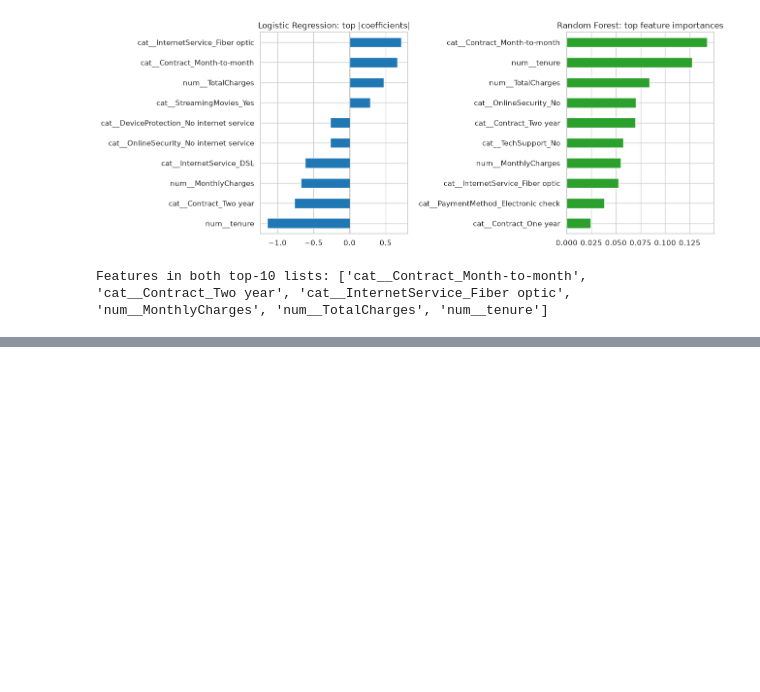
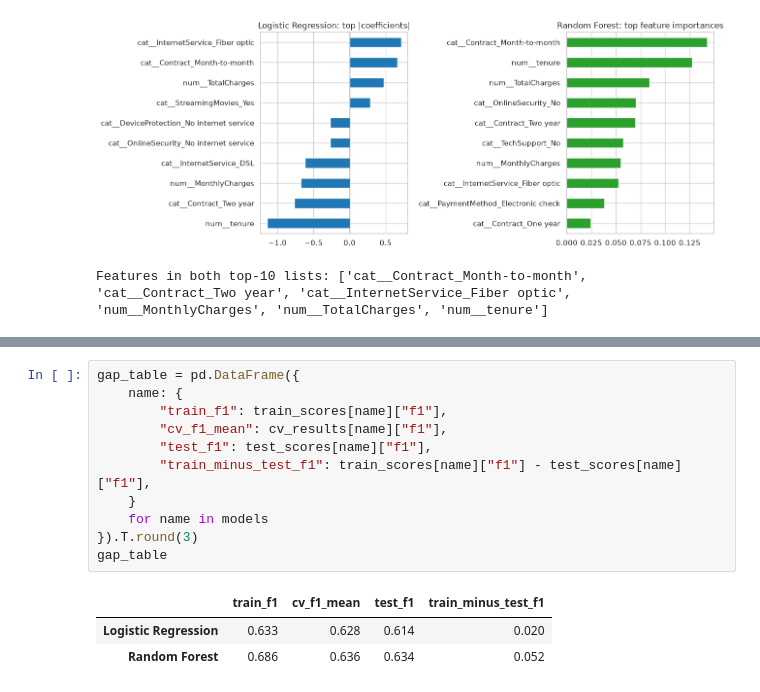
Before and after one commit to naikmayanka04/Customer-Churn-Evaluation-and-Tuning, a Jupyter notebook: milestone_03_model_comparison.ipynb, the cells around one changed output, grey strips where cells are left out. Cells and saved outputs as stored; diff of their text form; blank space fills up the shorter version.

Commit message:
add train/CV/test gap analysis to check for overfitting

```diff
--- a/milestone_03_model_comparison.ipynb
+++ b/milestone_03_model_comparison.ipynb
@@ -164,0 +170,15 @@ Features in both top-10 lists: ['cat__Contract_Month-to-month', 'cat__Contract_T
+# %%
+gap_table = pd.DataFrame({
+    name: {
+        "train_f1": train_scores[name]["f1"],
+        "cv_f1_mean": cv_results[name]["f1"],
+        "test_f1": test_scores[name]["f1"],
+        "train_minus_test_f1": train_scores[name]["f1"] - test_scores[name]["f1"],
+    }
+    for name in models
+}).T.round(3)
+gap_table
+# %% [output]
+|  | train_f1 | cv_f1_mean | test_f1 | train_minus_test_f1 |
+| Logistic Regression | 0.633 | 0.628 | 0.614 | 0.020 |
+| Random Forest | 0.686 | 0.636 | 0.634 | 0.052 |
```
Also changed, not shown: parts of 3 cells of this notebook.
